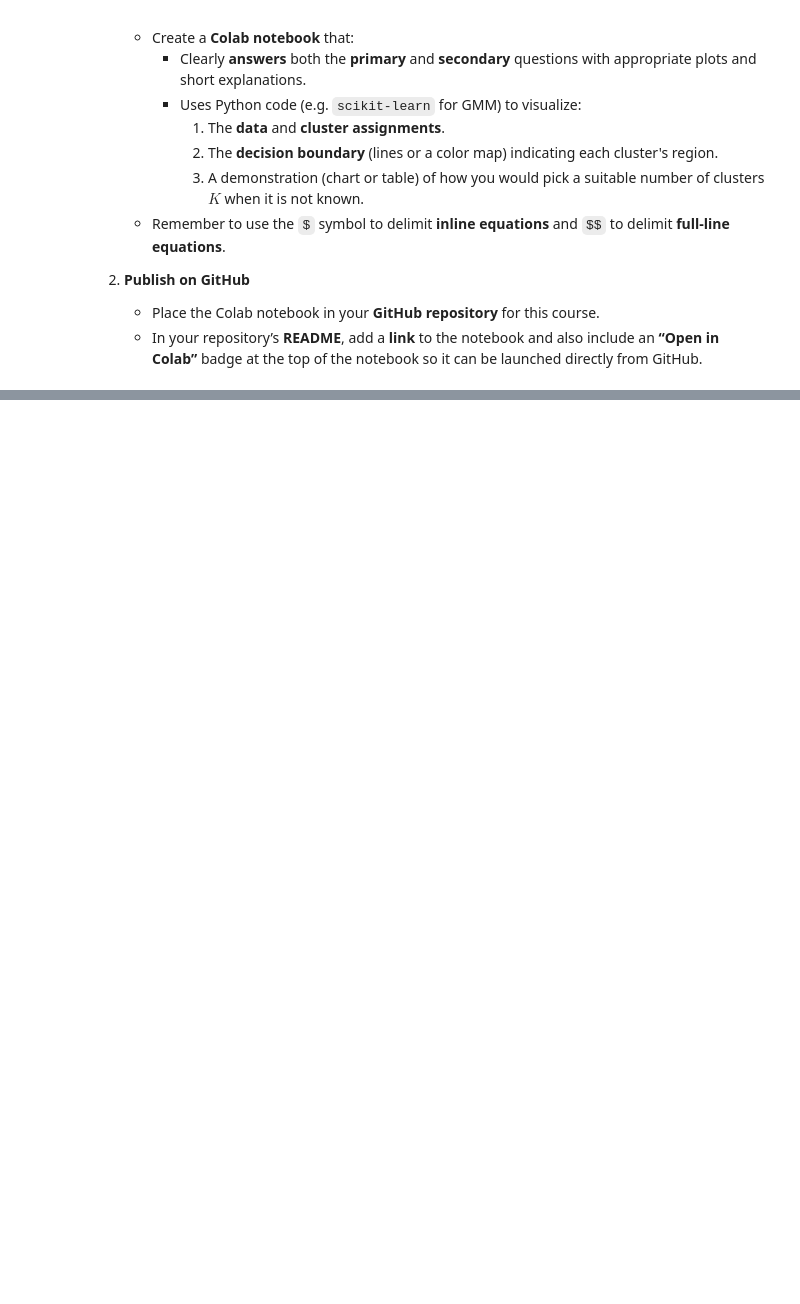
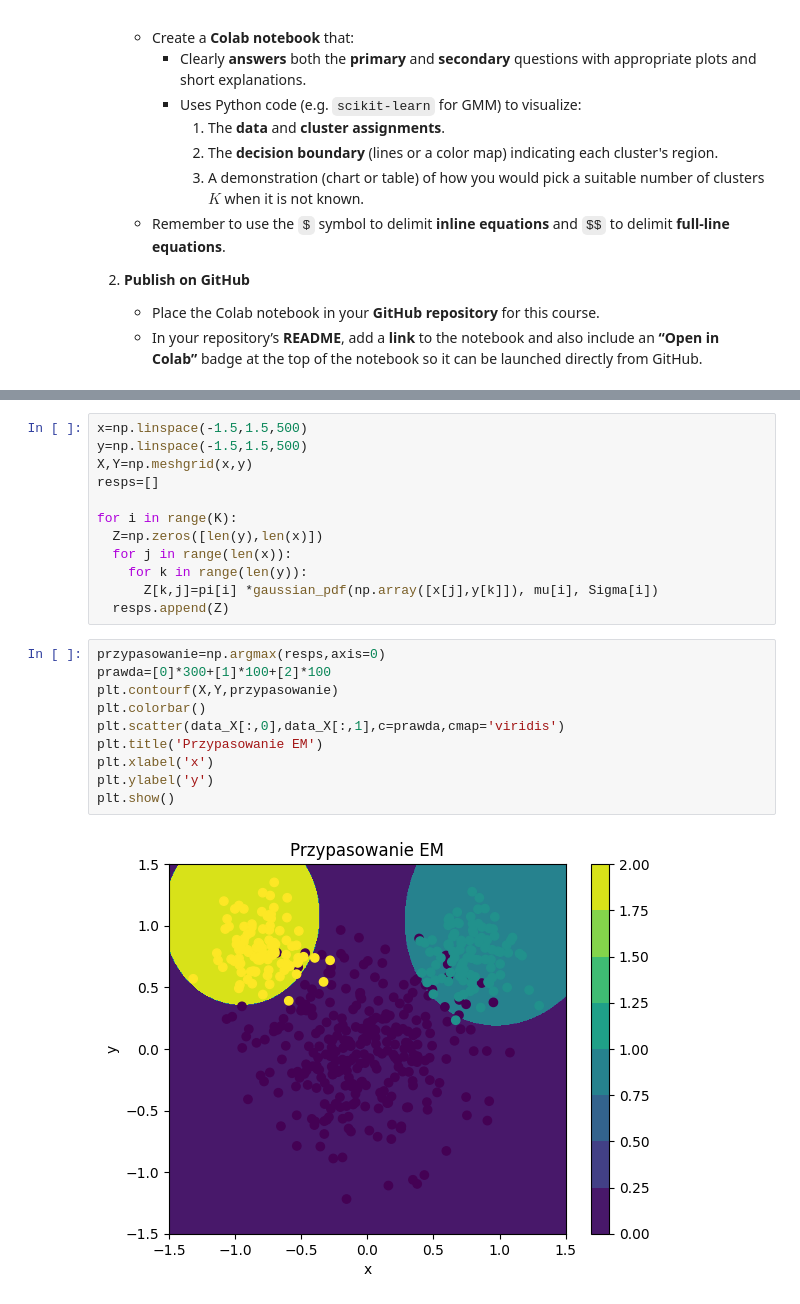
Before and after one commit to kussy29/machine_learning, a Jupyter notebook: lab02_clustering.ipynb, the cells around one changed output, grey strips where cells are left out. Drawn from its saved outputs; the diff is of its cells as text; blank space fills up the shorter version.

```diff
--- a/lab02_clustering.ipynb
+++ b/lab02_clustering.ipynb
@@ -907,0 +1016,24 @@ You can illustrate your approach with **the same** dataset as in the primary que
+# %%
+x=np.linspace(-1.5,1.5,500)
+y=np.linspace(-1.5,1.5,500)
+X,Y=np.meshgrid(x,y)
+resps=[]
+
+for i in range(K):
+  Z=np.zeros([len(y),len(x)])
+  for j in range(len(x)):
+    for k in range(len(y)):
+      Z[k,j]=pi[i] *gaussian_pdf(np.array([x[j],y[k]]), mu[i], Sigma[i])
+  resps.append(Z)
+# %%
+przypasowanie=np.argmax(resps,axis=0)
+prawda=[0]*300+[1]*100+[2]*100
+plt.contourf(X,Y,przypasowanie)
+plt.colorbar()
+plt.scatter(data_X[:,0],data_X[:,1],c=prawda,cmap='viridis')
+plt.title('Przypasowanie EM')
+plt.xlabel('x')
+plt.ylabel('y')
+plt.show()
+# %% [output]
+[figure, added]
```
Also changed, not shown: parts of 5 cells of this notebook.
